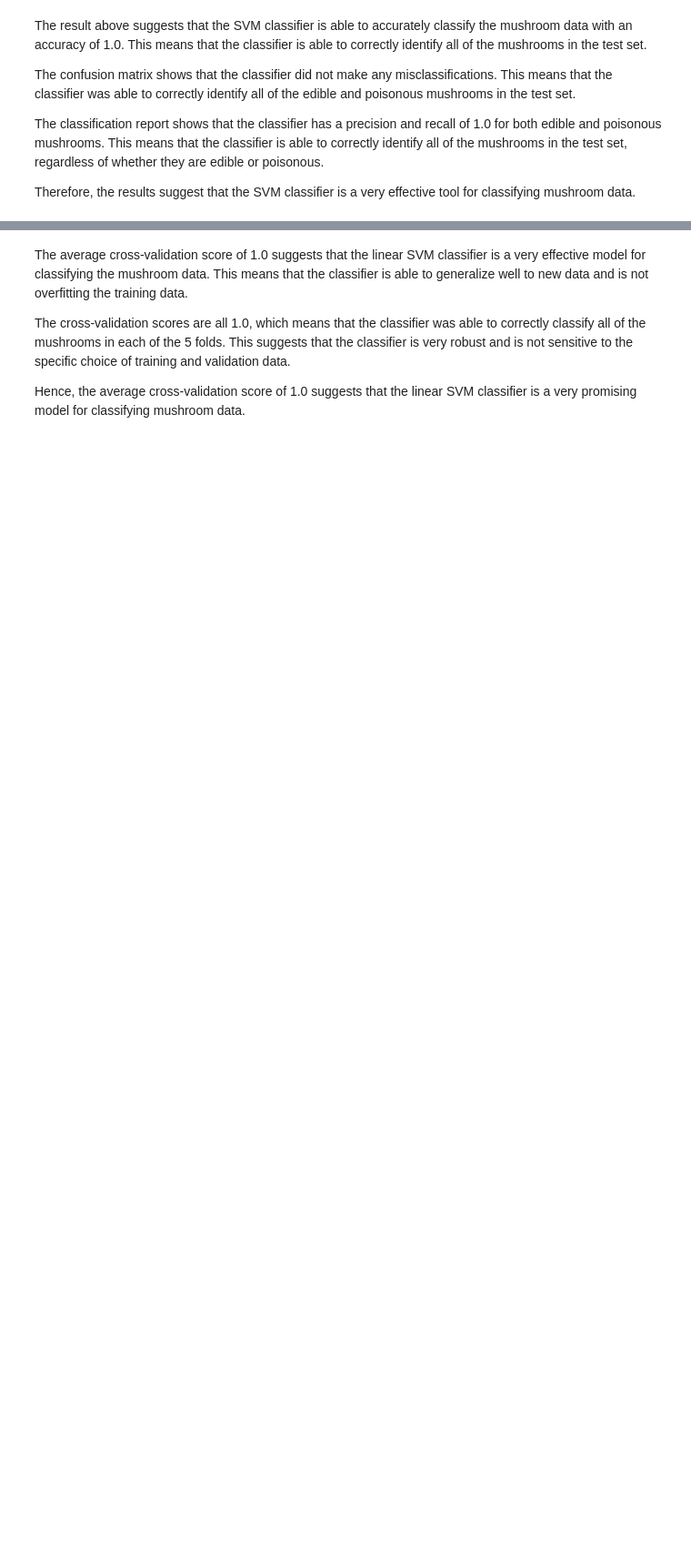
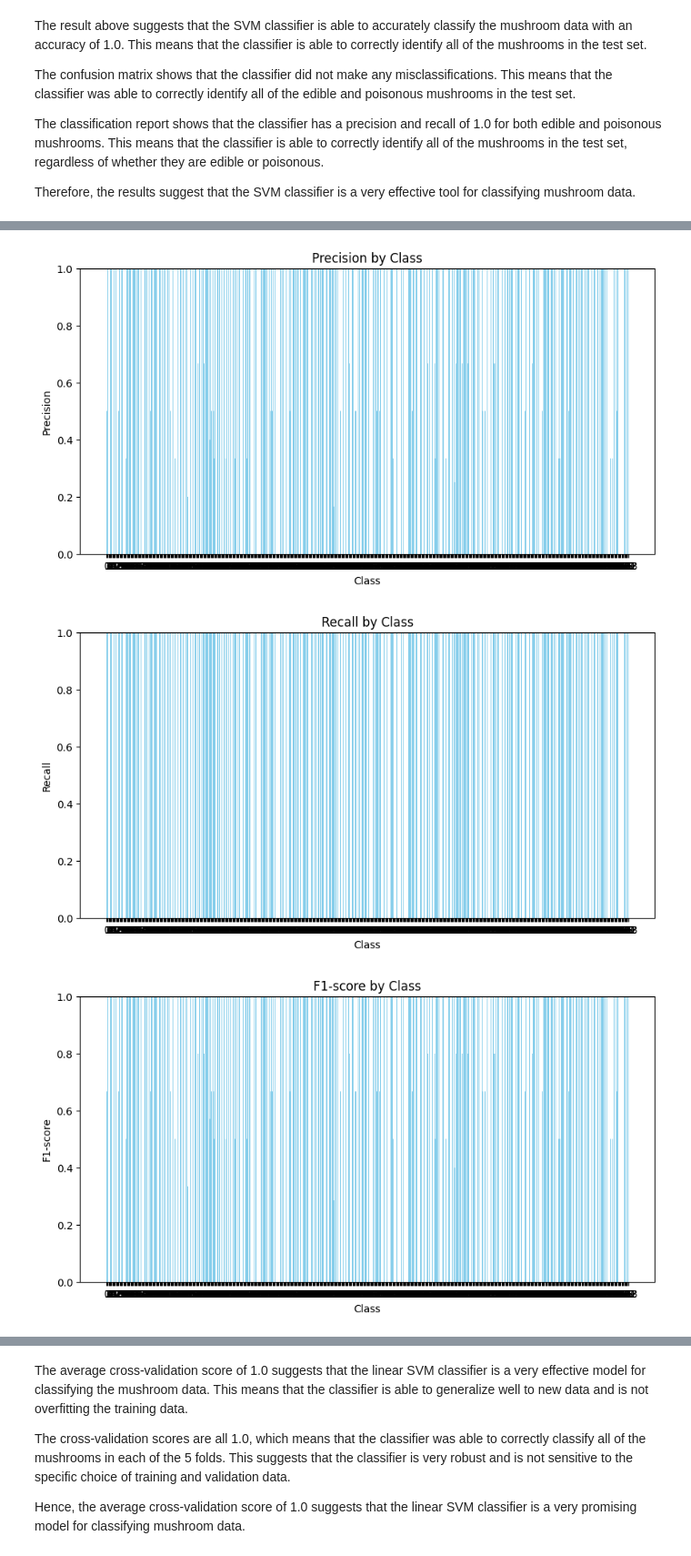
Before and after one commit to Eshan16pandey/EDA-II, a Jupyter notebook: Supportvectormachine.ipynb, the cells around one changed output, grey strips where cells are left out. Shown at 91% size. Saved outputs shown, nothing was run; the diff lists cells and outputs as text; code cells hidden in the pictures; blank space fills up the shorter version.

```diff
--- a/Supportvectormachine.ipynb
+++ b/Supportvectormachine.ipynb
@@ -179,0 +292,27 @@ plt.show()
+# %%
+# Visualizing classification results on the testing data.
+
+import matplotlib.pyplot as plt
+from sklearn.metrics import classification_report
+
+# Generate the classification report as a dictionary
+report_dict = classification_report(y_test, y_pred, output_dict=True)
+
+# Extract metrics for each class
+classes = list(report_dict.keys())[:-3]  # Exclude 'accuracy', 'macro avg', and 'weighted avg'
+metrics = ['precision', 'recall', 'f1-score']
+
+# Create bar plots for each metric
+for metric in metrics:
+    values = [report_dict[label][metric] for label in classes]
+    plt.figure(figsize=(10, 5))
+    plt.bar(classes, values, color='skyblue')
+    plt.title(f'{metric.capitalize()} by Class')
+    plt.xlabel('Class')
+    plt.ylabel(metric.capitalize())
+    plt.ylim(0, 1)
+    plt.show()
+# %% [output]
+[figure, added]
+[figure, added]
+[figure, added]
```
Also changed, not shown: parts of 23 cells of this notebook.
